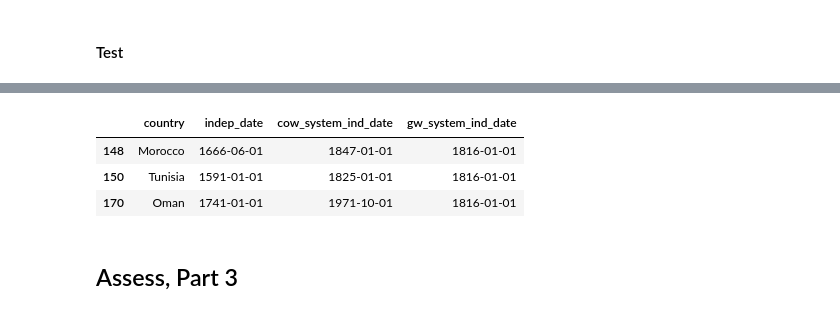
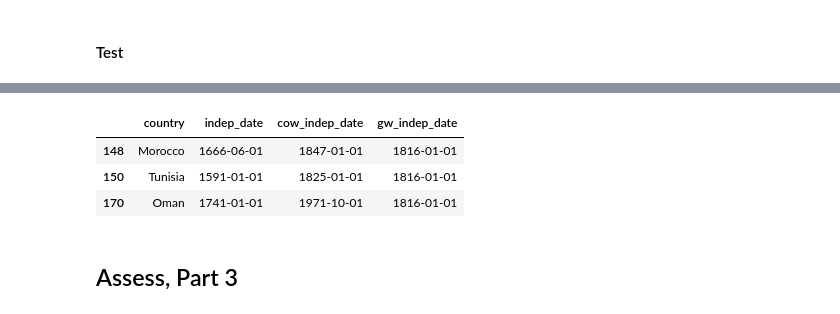
Before and after one commit to skustes/Former-Colonies, a Jupyter notebook: Former Colonies.ipynb, the cells around one changed output, grey strips where cells are left out. Drawn from its saved outputs; the diff is of its cells as text; code cells hidden in the pictures.

```diff
--- a/Former Colonies.ipynb
+++ b/Former Colonies.ipynb
@@ -135,2 +127,0 @@ Drop columns related to secession from or merging into another country: `SecFrom
-# %%
-icow.drop( columns=['SecFrom','SecDate','SecViol','Into','IntoDate'], axis=1, inplace=True )
@@ -168,8 +139,13 @@ icow.rename( columns={
     'IndDate': 'indep_date',
     'IndViol': 'indep_violent',
     'IndType': 'indep_type',
-    'COWsys': 'cow_system_ind_date',
-    'GWsys': 'gw_system_ind_date',
+    'SecFrom': 'secession_from',
+    'SecDate': 'secession_date',
+    'SecViol': 'secession_violent',
+    'Into': 'merged_into',
+    'IntoDate': 'merged_date',
+    'COWsys': 'cow_indep_date',
+    'GWsys': 'gw_indep_date',
     'Notes': 'notes'
 }, inplace=True )
 # %% [markdown]
@@ -226,7 +207,7 @@ Five Central American countries were part of the Federal Republic of Central Ame
 
 #### Code
 # %%
-columns = ['colonizer','indep_from']
+columns = ['colonizer','indep_from','secession_from','merged_into']
 for column in columns:
     # Join on country code, then rename the joined column
     icow = icow.join( country_codes['country_name'], on=column )
@@ -311,7 +306,7 @@ def fix_dates(x):
 # Convert string representations of date to Time Period
 # First, apply fix_dates function to each column to ensure missing data converts properly (-9 in the original dataset)
 # Then append '01' to create format YYYYMMDD (dataset contains only YYYYMM), then apply conversion function
-columns = ['indep_date', 'cow_system_ind_date', 'gw_system_ind_date']
+columns = ['indep_date','secession_date','merged_date','cow_indep_date','gw_indep_date']
 for column in columns:
     icow[column] = icow[column].apply(fix_dates)
     icow[column] = ( icow[column].astype('str') + '01' ).astype('int').apply(conv)
@@ -340,8 +335,8 @@ memory usage: 22.4+ KB
 # %%
 # Check the three entries that failed when attempting conversion to datetime
-icow[ icow.index.isin( [148,150,170] ) ][['country','indep_date','cow_system_ind_date','gw_system_ind_date']]
+icow[ icow.index.isin( [148,150,170] ) ][['country','indep_date','cow_indep_date','gw_indep_date']]
 # %% [output]
-|  | country | indep_date | cow_system_ind_date | gw_system_ind_date |
+|  | country | indep_date | cow_indep_date | gw_indep_date |
 | 148 | Morocco | 1666-06-01 | 1847-01-01 | 1816-01-01 |
 | 150 | Tunisia | 1591-01-01 | 1825-01-01 | 1816-01-01 |
 | 170 | Oman | 1741-01-01 | 1971-10-01 | 1816-01-01 |
```
Also changed, not shown: parts of 36 cells of this notebook.
